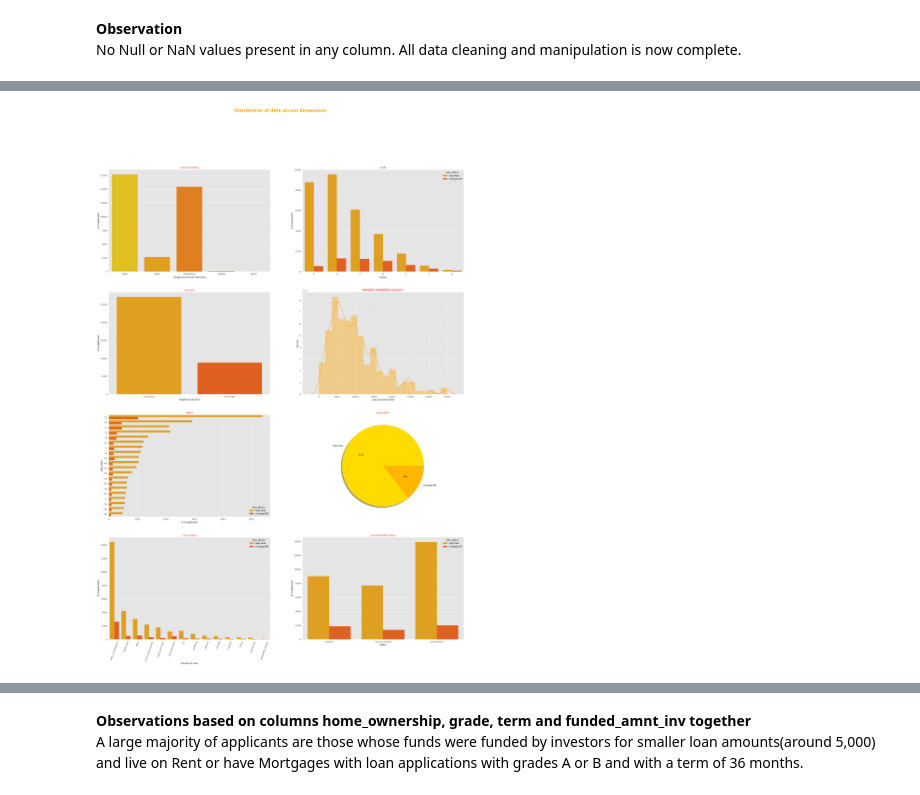
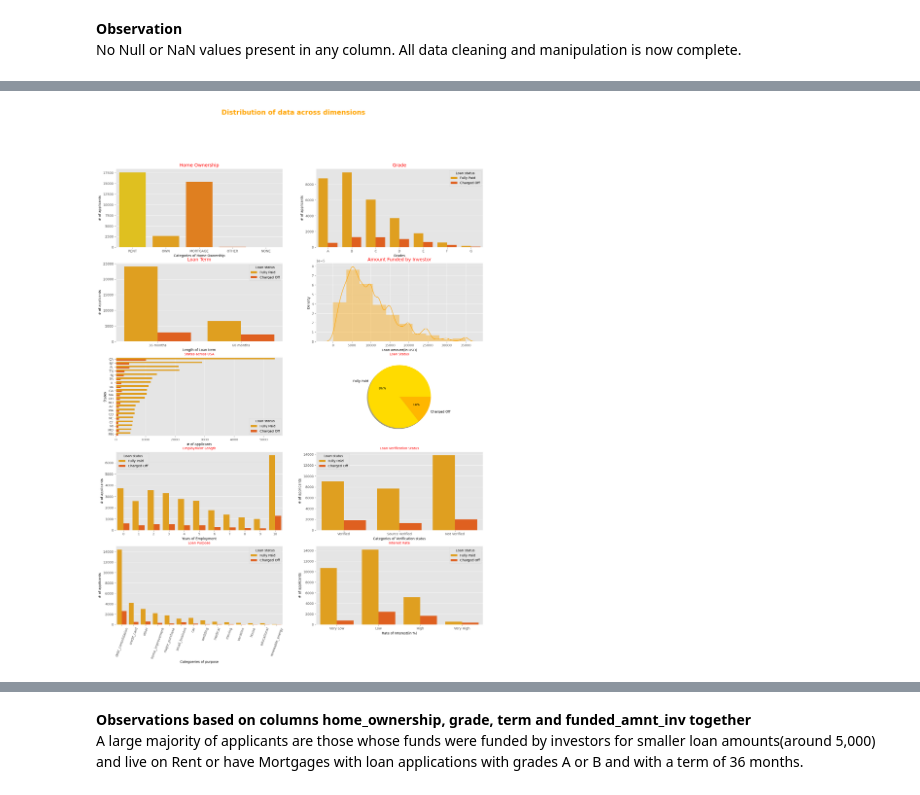
Before and after one commit to shagunp/Lending_CaseStudy, a Jupyter notebook: Andrea_Shagun.ipynb, the cells around one changed output, grey strips where cells are left out. Saved outputs shown, nothing was run; the diff lists cells and outputs as text; code cells hidden in the pictures.

```diff
--- a/Andrea_Shagun.ipynb
+++ b/Andrea_Shagun.ipynb
@@ -581,3 +590,10 @@ inp4['emp_length'].mode()
 # %% [output]
 0    10+ years
 Name: emp_length, dtype: object
+# %%
+#convert to numeric column having values between 0 and 10
+#0 represents employess having experience less than 1 year and 10 represents employees with experience 10 or more.
+inp4['emp_length']= inp4["emp_length"].str.replace("< 1", "0")
+inp4['emp_length']=inp4["emp_length"].str.extract('(\d+)')
+inp4['emp_length'] = inp4['emp_length'].apply(lambda x : int(x))
+inp4['emp_length'].dtype
@@ -583,0 +622,4 @@ Name: emp_length, dtype: object
+# %%
+#remove all rows where the investor has not funded any amount
+inp4 = inp4[~( inp4.funded_amnt_inv == 0 )]
+inp4.shape
@@ -583,0 +630,3 @@ Name: emp_length, dtype: object
+# %%
+#Fully Paid = 1; Charged off = 0
+inp4['loan_status_num'] = inp4.loan_status.apply(lambda x : 1 if x == 'Fully Paid' else 0 )
@@ -584,3 +635,6 @@ Name: emp_length, dtype: object
+# %%
+#36 months = 0; 60 months = 1
+inp4['term_num'] = inp4.term.apply(lambda x : 0 if x == '36 months' else 1)
 # %% [markdown]
 **Observation**<br>
 Rows containing NaN values in column emp_length have been dropped since imputation is not allowed in this case study.
@@ -655,57 +698,77 @@ Columns to focus on:<br>
 # %%
 #subplots for the univariate analysis
-plt.figure(figsize=(30,40))
+plt.figure(figsize=(20,25))
 
-plt.subplot(4,2,1)
-plt.title('Home Ownership',fontdict={'fontsize':10,'fontweight':5,'color':'Red'})
+plt.subplot(5,2,1)
+plt.title('Home Ownership',fontdict={'fontsize':14,'fontweight':5,'color':'Red'})
 sns.countplot(data=inp4, x='home_ownership',palette='autumn_r')
 plt.xlabel("Categories of Home Ownership")
 plt.ylabel("# of applicants")
 
-plt.subplot(4,2,2)
-plt.title('Grade',fontdict={'fontsize':10,'fontweight':5,'color':'Red'})
+plt.subplot(5,2,2)
+plt.title('Grade',fontdict={'fontsize':14,'fontweight':5,'color':'Red'})
 sns.countplot(data=inp4, x='grade',order=['A','B','C','D','E','F','G'], hue='loan_status', palette="autumn_r")
 plt.xlabel("Grades")
+plt.legend(title='Loan status')
 plt.ylabel("# of applicants")
 
-plt.subplot(4,2,3)
-plt.title('Loan Term',fontdict={'fontsize':10,'fontweight':5,'color':'Red'})
-sns.countplot(data=inp4, x='term',order=['36 months','60 months'], palette="autumn_r")
+plt.subplot(5,2,3)
+plt.title('Loan Term',fontdict={'fontsize':14,'fontweight':5,'color':'Red'})
+sns.countplot(data=inp4, x='term',order=['36 months','60 months'], hue = 'loan_status', palette="autumn_r")
 plt.xlabel("Length of Loan term")
 plt.ylabel("# of applicants")
+plt.legend(title='Loan status')
 
-plt.subplot(4,2,4)
+plt.subplot(5,2,4)
 plt.title('Amount Funded by Investor',fontdict={'fontsize':14,'fontweight':5,'color':'Red'})
-sns.distplot(inp4['funded_amnt_inv'],bins=20,color='orange')
+sns.distplot(inp4['funded_amnt_inv'],bins=10,color='orange')
 plt.xlabel("Loan amount(in USD)")
 
-plt.subplot(4,2,5)
-plt.title('States',fontdict={'fontsize':10,'fontweight':5,'color':'Red'})
+plt.subplot(5,2,5)
+plt.title('States across USA',fontdict={'fontsize':10,'fontweight':5,'color':'Red'})
 sns.countplot(y=str('addr_state'), data=inp4, orient="h", hue='loan_status',order=inp4.addr_state.value_counts().iloc[:20].index ,palette = "autumn_r")
 plt.xlabel("# of applicants")
+plt.ylabel("States")
+plt.legend(title='Loan status')
 
-plt.subplot(4,2,6)
+plt.subplot(5,2,6)
 plt.title('Loan Status',fontdict={'fontsize':10,'fontweight':5,'color':'Red'})
 colors = sns.color_palette('autumn_r')
 plt.pie(inp4['loan_status'].value_counts(),colors=colors,labels =['Fully Paid', 'Charged Off'], autopct = '%.0f%%', shadow = True)
 
-plt.subplot(4,2,7)
+plt.subplot(5,2,7)
+plt.title('Employment Length',fontdict={'fontsize':10,'fontweight':5,'color':'Red'})
+sns.countplot(data=inp4, x=inp4['emp_length'], hue='loan_status', palette = "autumn_r")
+plt.xlabel("Years of Employment")
+plt.ylabel("# of applicants")
+plt.legend(title='Loan status')
+
+plt.subplot(5,2,8)
+plt.title('Loan Verification Status',fontdict={'fontsize':10,'fontweight':5,'color':'Red'})
+sns.countplot(data=inp4, x=inp4['verification_status'], hue='loan_status', palette = "autumn_r")
+plt.xlabel("Categories of Verification status")
+plt.ylabel("# of applicants")
+plt.legend(title='Loan status')
+
+plt.subplot(5,2,9)
 plt.title('Loan Purpose',fontdict={'fontsize':10,'fontweight':5,'color':'Red'})
 sns.countplot(data = inp4,x='purpose',order=inp4.purpose.value_counts().index,hue='loan_status', palette = "autumn_r")
 plt.xticks(rotation=70)
-plt.xlabel("Purpose of Loan")
+plt.xlabel("Categoeries of purpose")
 plt.ylabel("# of applicants")
+plt.legend(title='Loan status')
 
-plt.subplot(4,2,8)
-plt.title('Loan Verification Status',fontdict={'fontsize':10,'fontweight':5,'color':'Red'})
-sns.countplot(data=inp4, x=inp4['verification_status'], hue='loan_status', palette = "autumn_r")
-plt.xlabel("Status")
+plt.subplot(5,2,10)
+plt.title('Interest Rate',fontdict={'fontsize':10,'fontweight':5,'color':'Red'})
+sns.countplot(data=inp4, x=inp4['int_rate_bins'], hue='loan_status', palette = "autumn_r")
+plt.xlabel("Rate of Interest(in %)")
 plt.ylabel("# of applicants")
+plt.legend(title='Loan status')
 
 plt.suptitle('Distribution of data across dimensions',fontsize=20,color='Orange',weight='bold')
 plt.show()
 # %% [output]
-[figure, old version]
+[figure, new version]
 # %% [markdown]
 **Observations on:**<br>
 **1. home_ownership**<br>
```
Also changed, not shown: parts of 125 cells of this notebook, 2 other files.
